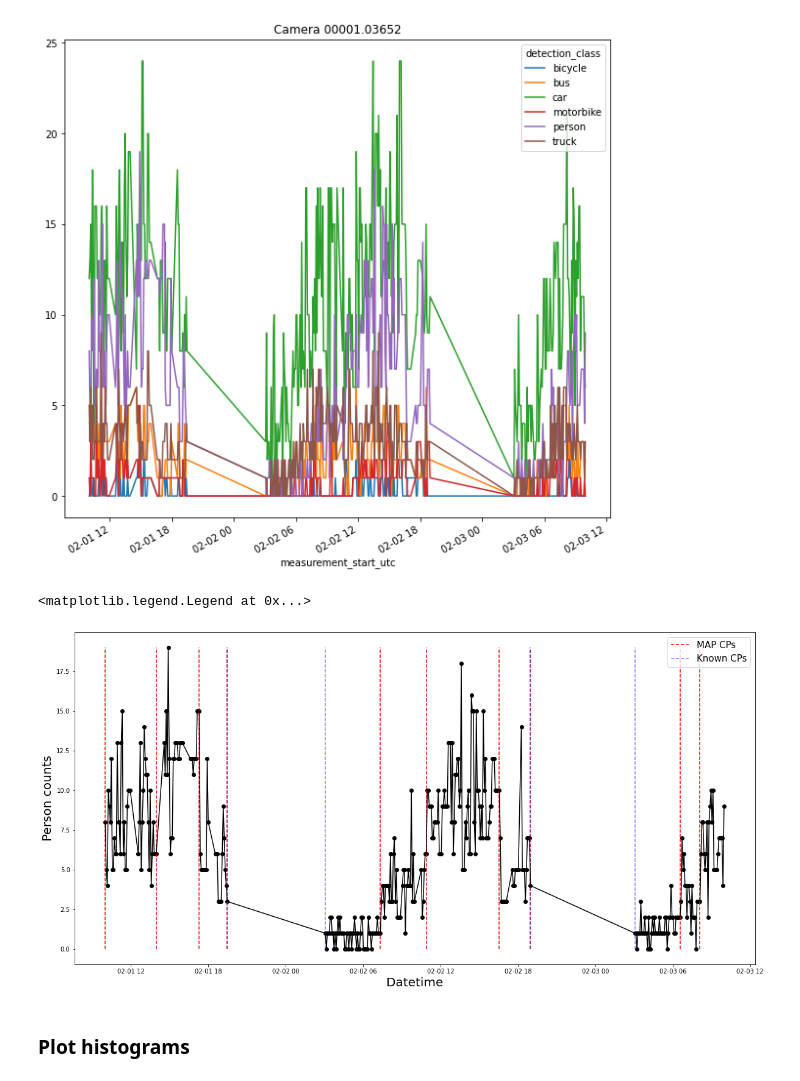
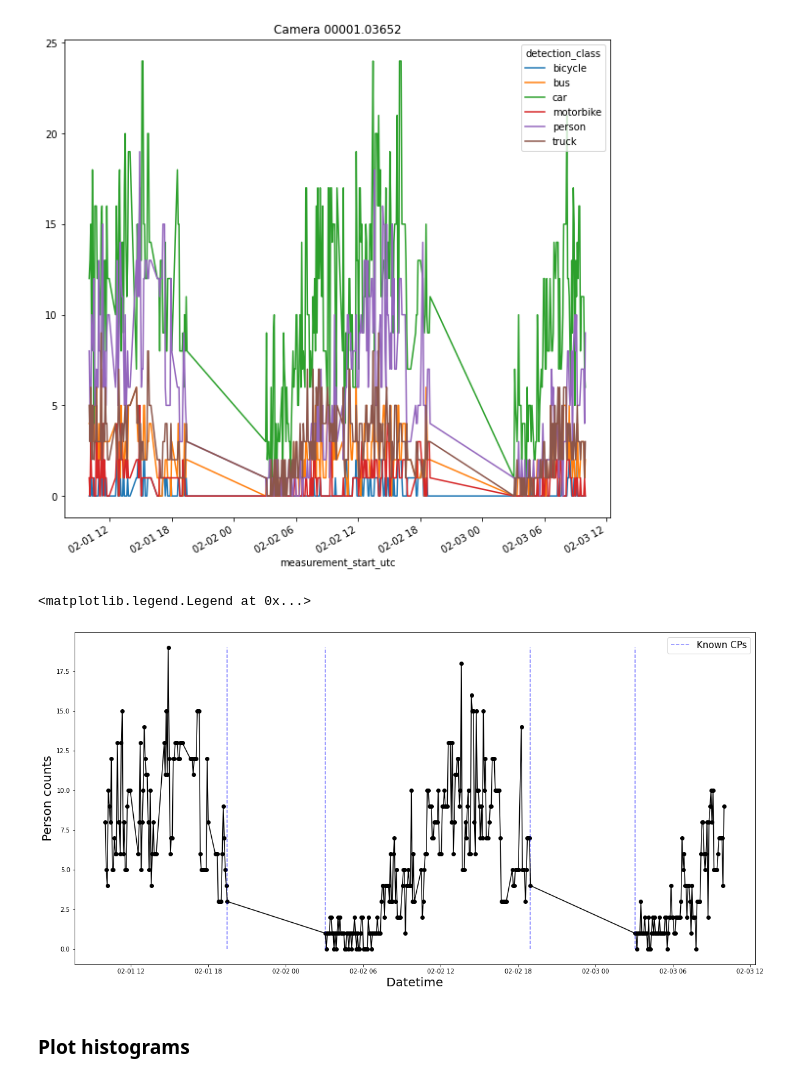
Before and after one commit to YannisZa/probabilistic_traffic_flow_modelling, a Jupyter notebook: notebooks/turing_camera_counts_data_exploration.ipynb, the cells around one changed output. Cells and saved outputs as stored; diff of their text form; code cells hidden in the pictures.

```diff
--- a/notebooks/turing_camera_counts_data_exploration.ipynb
+++ b/notebooks/turing_camera_counts_data_exploration.ipynb
@@ -42,24 +42,24 @@ camera_data.pivot(index='measurement_start_utc', columns='detection_class', valu
 # %%
 true_cps = [95,96,288,289]
 identified_person_cps = [0,44,73,95,152,191,264,288,335,355]
 
 
 person_counts = camera_data[camera_data.detection_class=='person'].counts.values
 dates = camera_data[camera_data.detection_class=='person'].measurement_start_utc.values
 identified_cp_dates = camera_data[camera_data.detection_class=='person'].measurement_start_utc.iloc[identified_person_cps].values
 true_cp_dates = camera_data[camera_data.detection_class=='person'].measurement_start_utc.iloc[true_cps].values
 T = person_counts.shape[0]
 plt.figure(figsize=(20,10))
 plt.scatter(dates,person_counts,color='black')
 plt.plot(dates,person_counts,color='black')
-plt.vlines(cp_dates,np.min(person_counts),np.max(person_counts),color='red',linestyle='dashed',label='MAP CPs')
+# plt.vlines(cp_dates,np.min(person_counts),np.max(person_counts),color='red',linestyle='dashed',label='MAP CPs')
 plt.vlines(true_cp_dates,np.min(person_counts),np.max(person_counts),color='blue',linestyle='dashed',alpha=0.5,label='Known CPs')
 plt.xlabel('Datetime',fontsize=20)
 plt.ylabel('Person counts',fontsize=20)
 plt.legend(prop={'size': 15})
 # %% [output]
 <matplotlib.legend.Legend at 0x...>
-[figure, old version]
+[figure, new version]
 # %% [markdown]
 ### Plot histograms
 # %%
```
Also changed, not shown: parts of 1 cell of this notebook, 12 other files.
